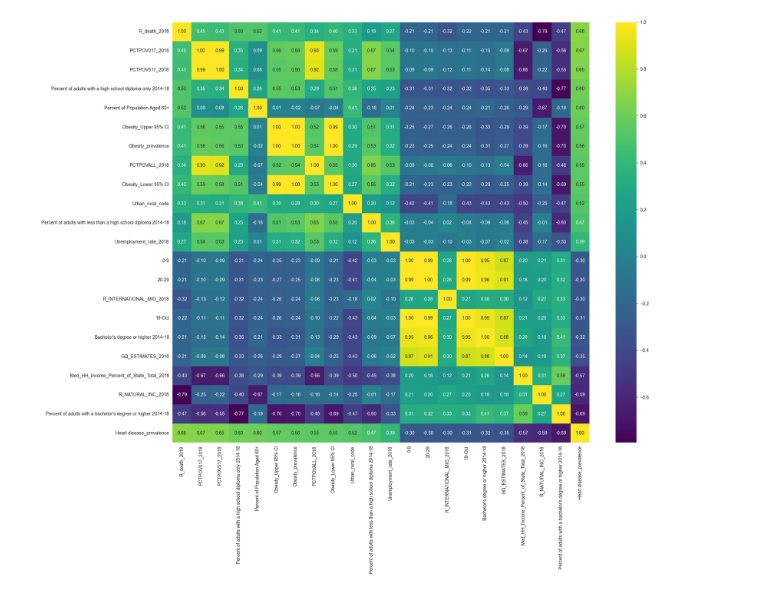
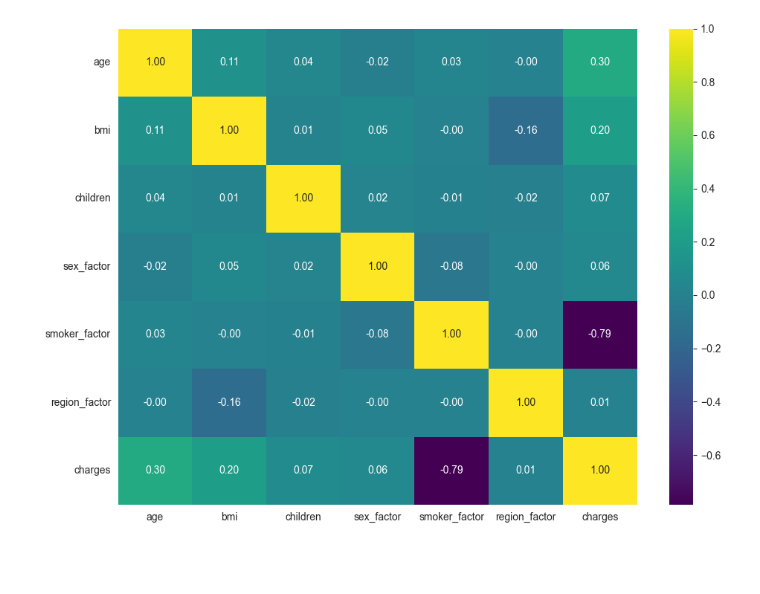
Before and after one commit to 4GeeksAcademy/andrupax94-intro-ml, a Jupyter notebook: src/02-linear-regression-medical-insurance-cost.ipynb, the cells around one changed output. Drawn from its saved outputs; the diff is of its cells as text; code cells hidden in the pictures; blank space fills up the shorter version.

Commit message:
Actualizacion de ejercicios 2,3

```diff
--- a/src/02-linear-regression-medical-insurance-cost.ipynb
+++ b/src/02-linear-regression-medical-insurance-cost.ipynb
@@ -60,5 +53,5 @@ from sklearn.feature_selection import SelectKBest, f_regression
 # %%
 # Cargamos el dataset
-total_data = pd.read_csv('../data/raw/demographic_health_data.csv')
+total_data = pd.read_csv('../data/raw/medical_insurance_cost.csv')
 total_data.head()
 # %% [output]
@@ -179,6 +111,0 @@ search
-# %%
-#vamos a eliminar todas las columnas que tengan una unicidad por encima del 90% ya que tenemos muchas
-# Filtramos donde el % Unicidad sea mayor a 90
-columns_to_del = info_uniques[info_uniques['% Unicidad'] > 90].index.tolist()
-total_data = total_data.drop(columns=columns_to_del)
-total_data.head()
@@ -208,6 +111,0 @@ Numero de COUNTY unicos: 1841
-# %%
-#tenemos 51 valores unicos en STATE_NAME podriamos decir que es factorizable pero 1841 en COUNTY_NAME, como tenemos casi  3200 filas este ultimo casi no nos dice nada
-#Eliminamos la columna COUNTY_NAME
-total_data.drop(["COUNTY_NAME"],  axis = 1,  inplace = True)
-# Y factorizamos STATE_NAME
-utils.create_factor_transf_and_json("STATE_NAME", total_data, "SaludEjercicio3")
@@ -216,5 +111,0 @@ Json guardado en: ../data/processed/factories/SaludEjercicio3\STATE_NAME_factory
-# %%
-correlaciones = total_data.corr()['Heart disease_prevalence'].sort_values(ascending=False)
-correlaciones = correlaciones[correlaciones.abs().between(0.30, 0.75)]
-total_data = pd.concat([total_data[correlaciones.index], total_data['Heart disease_prevalence']], axis=1)
-total_data
@@ -235,9 +155,9 @@ total_data
 # %%
-#Ahora que hemos filtrado las correlaciones, procedemos a graficar un heatmap
-cols_num = total_data.select_dtypes(include = ['number']).columns
-fig, ax = plt.subplots(figsize = (20,  17))
+#Ahora que hemos filtrado factorizamos dibujamos un heatmap
+cols_num = list(total_data.select_dtypes(include = ['number']).columns)
+fig, ax = plt.subplots(figsize = (10,  7))
 sns.heatmap(total_data[cols_num].corr(method = "pearson"), annot = True, fmt = ".2f", cmap = "viridis",ax = ax)
 plt.tight_layout()
 plt.show()
 # %% [output]
-[figure, old version]
+[figure, new version]
```
Also changed, not shown: parts of 38 cells of this notebook, 3 other files.
